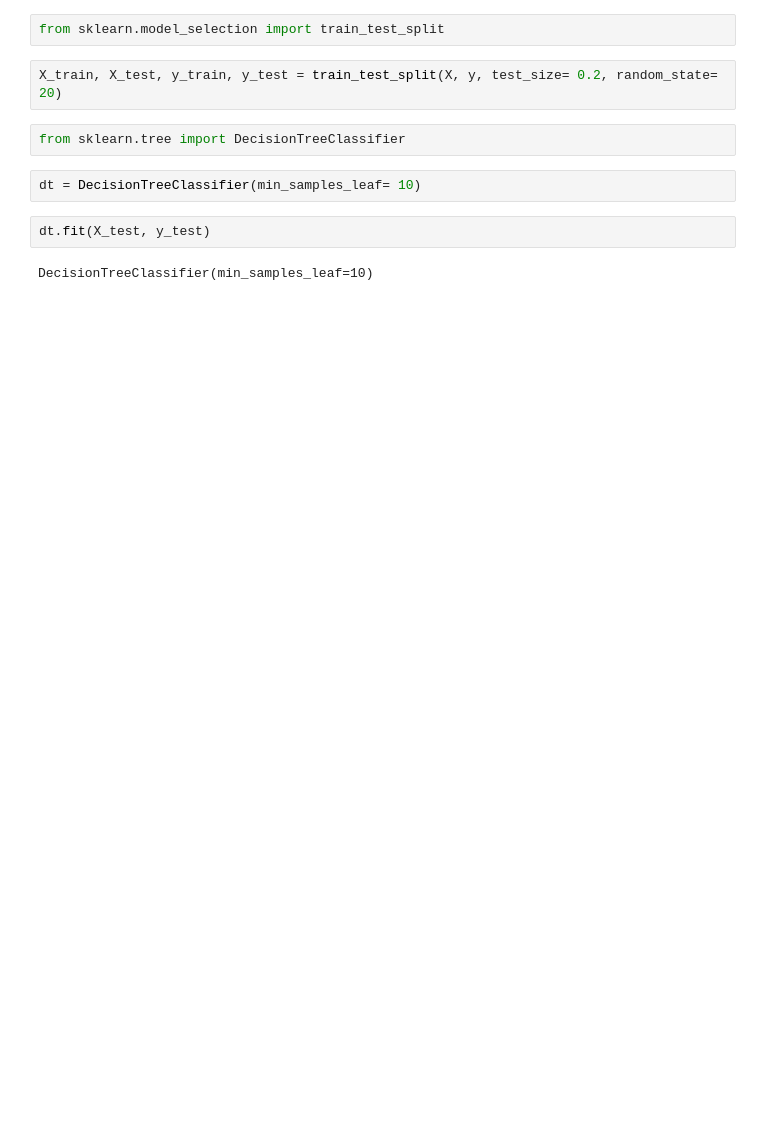
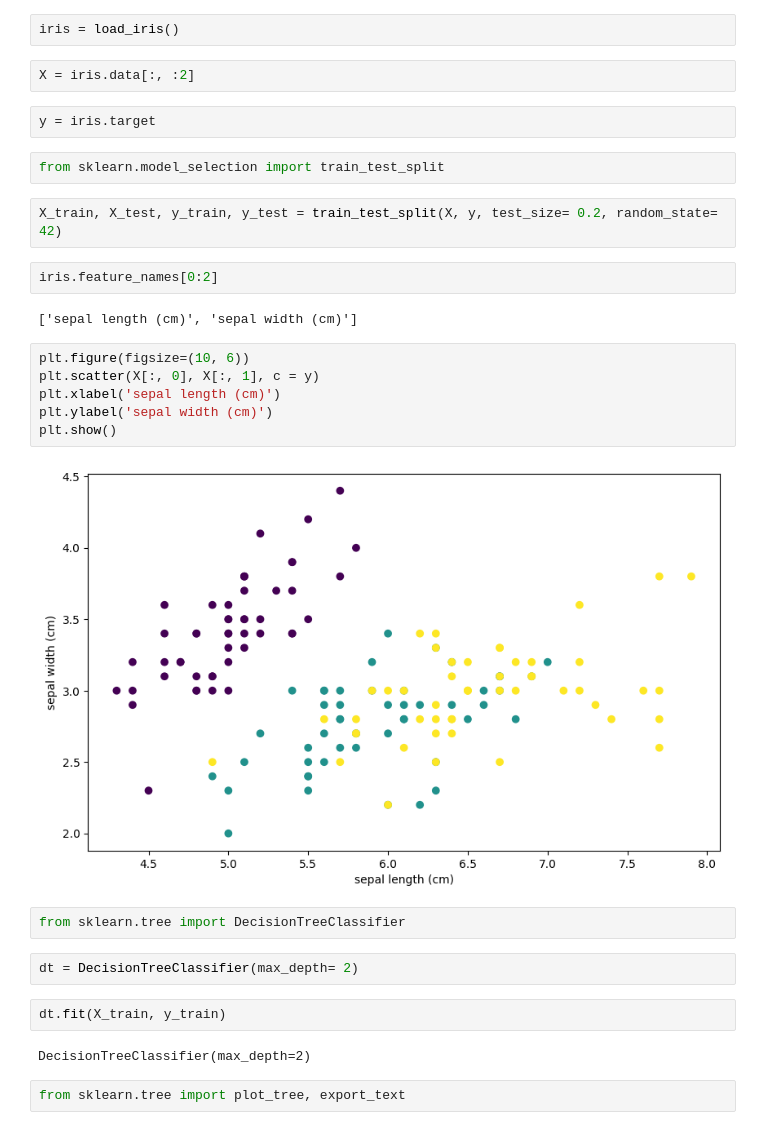
Before and after one commit to PK215012001/JupyterNotebooks, a Jupyter notebook: ML_practise/ML_ALgorithms/ML_Algorithms/Classification_algorithms/Tree_algorithms/Decision_trees/Decision_tree.ipynb, the cells around one changed output. Cells and saved outputs as stored; diff of their text form; blank space fills up the shorter version.

Commit message:
Add decision trees and random forest

```diff
--- a/ML_practise/ML_ALgorithms/ML_Algorithms/Classification_algorithms/Tree_algorithms/Decision_trees/Decision_tree.ipynb
+++ b/ML_practise/ML_ALgorithms/ML_Algorithms/Classification_algorithms/Tree_algorithms/Decision_trees/Decision_tree.ipynb
@@ -28,12 +7,32 @@ array(['malignant', 'benign'], dtype='<U9')
+# %%
+iris = load_iris()
+# %%
+X = iris.data[:, :2]
+# %%
+y = iris.target
 # %%
 from sklearn.model_selection import train_test_split
 # %%
-X_train, X_test, y_train, y_test = train_test_split(X, y, test_size= 0.2, random_state= 20)
+X_train, X_test, y_train, y_test = train_test_split(X, y, test_size= 0.2, random_state= 42)
+# %%
+iris.feature_names[0:2]
+# %% [output]
+['sepal length (cm)', 'sepal width (cm)']
+# %%
+plt.figure(figsize=(10, 6))
+plt.scatter(X[:, 0], X[:, 1], c = y)
+plt.xlabel('sepal length (cm)')
+plt.ylabel('sepal width (cm)')
+plt.show()
+# %% [output]
+[figure, added]
 # %%
 from sklearn.tree import DecisionTreeClassifier
 # %%
-dt = DecisionTreeClassifier(min_samples_leaf= 10)
+dt = DecisionTreeClassifier(max_depth= 2)
 # %%
-dt.fit(X_test, y_test)
+dt.fit(X_train, y_train)
 # %% [output]
-DecisionTreeClassifier(min_samples_leaf=10)
+DecisionTreeClassifier(max_depth=2)
+# %%
+from sklearn.tree import plot_tree, export_text
```
Also changed, not shown: parts of 22 cells of this notebook, 2 other files.
